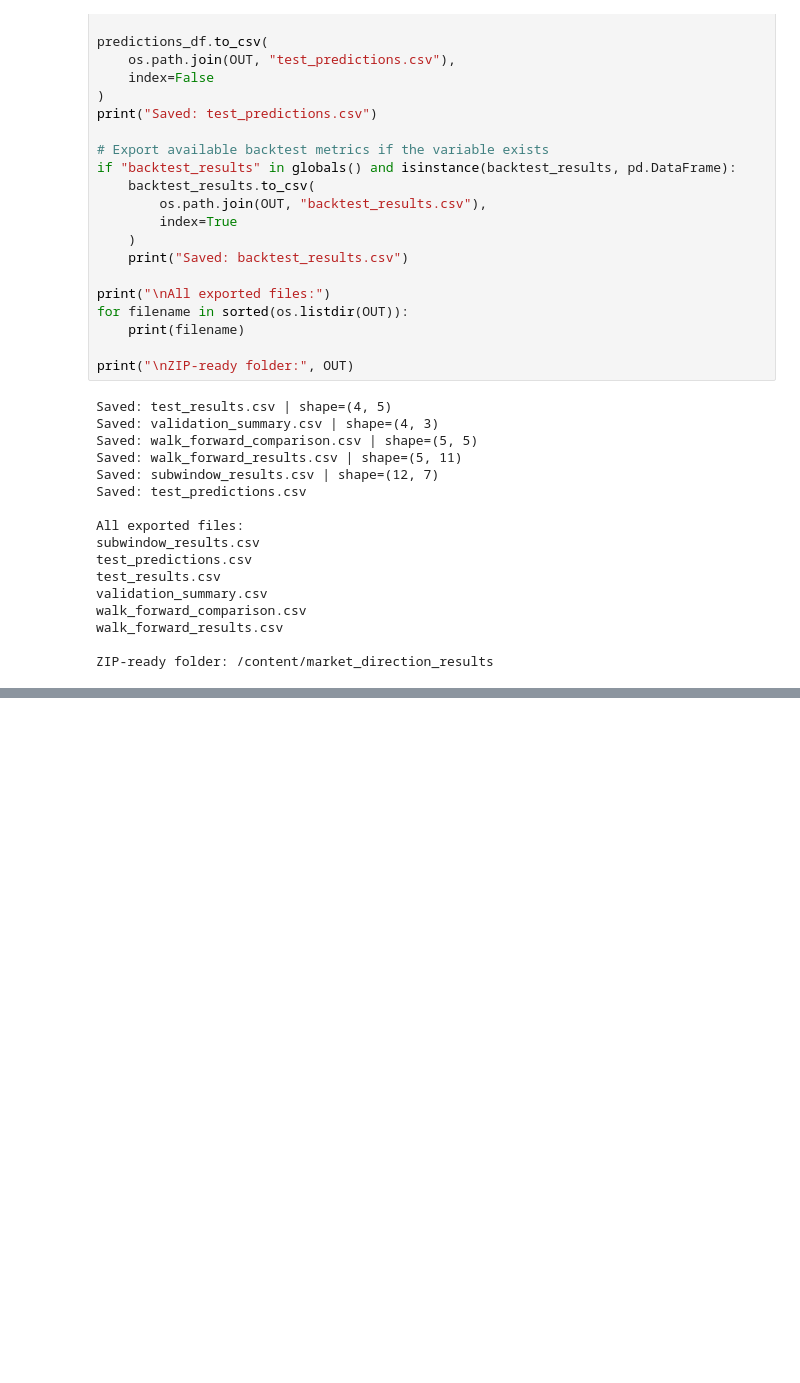
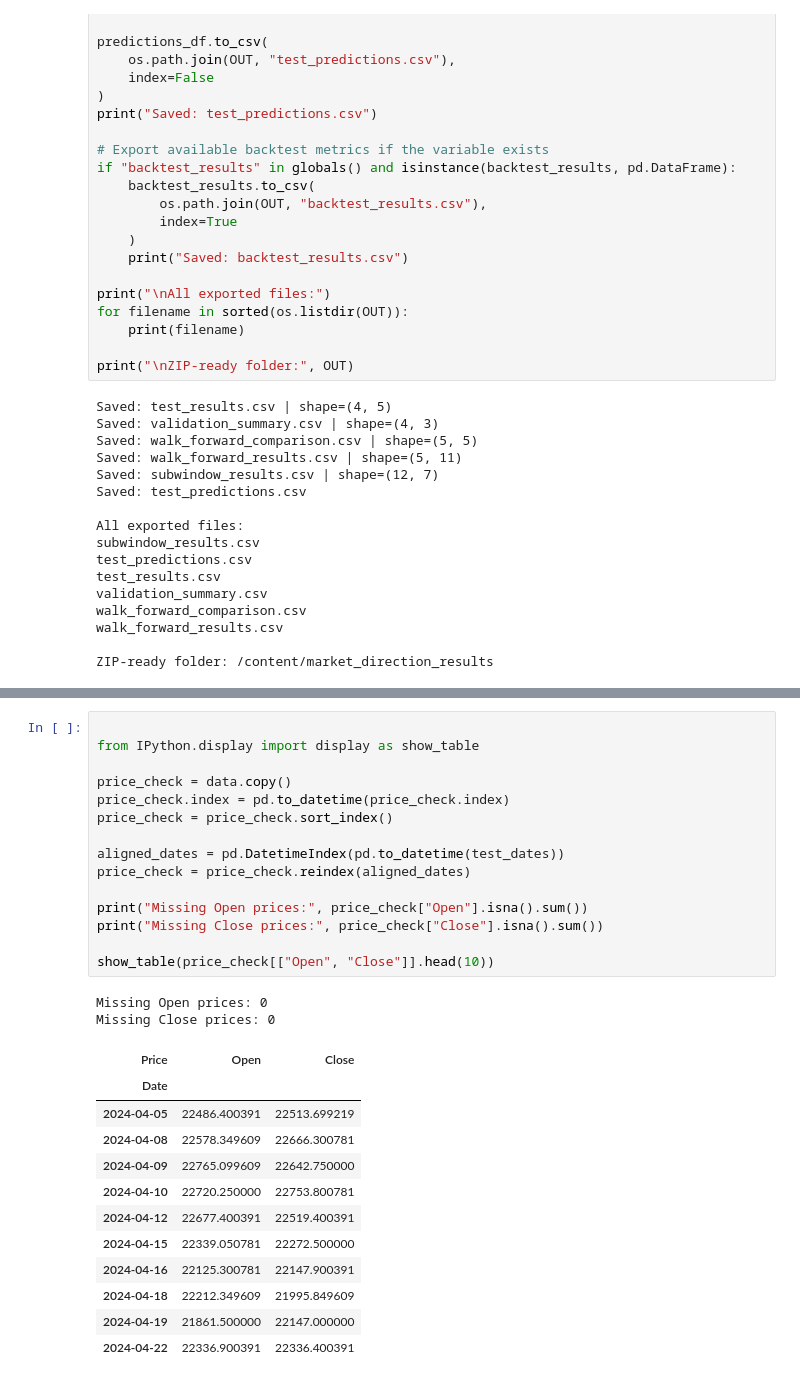
Before and after one commit to Julius-Scissor/Financial-Market-Direction-ML, a Jupyter notebook: notebooks/01_market_direction_analysis.ipynb, the cells around one changed output, grey strips where cells are left out. Drawn from its saved outputs; the diff is of its cells as text; blank space fills up the shorter version.

```diff
--- a/notebooks/01_market_direction_analysis.ipynb
+++ b/notebooks/01_market_direction_analysis.ipynb
@@ -4291,0 +4339,30 @@ ZIP created successfully: /content/market_direction_results.zip
+# %%
+
+from IPython.display import display as show_table
+
+price_check = data.copy()
+price_check.index = pd.to_datetime(price_check.index)
+price_check = price_check.sort_index()
+
+aligned_dates = pd.DatetimeIndex(pd.to_datetime(test_dates))
+price_check = price_check.reindex(aligned_dates)
+
+print("Missing Open prices:", price_check["Open"].isna().sum())
+print("Missing Close prices:", price_check["Close"].isna().sum())
+
+show_table(price_check[["Open", "Close"]].head(10))
+# %% [output]
+Missing Open prices: 0
+Missing Close prices: 0
+| Price | Open | Close |
+| Date |  |  |
+| 2024-04-05 | 22486.400391 | 22513.699219 |
+| 2024-04-08 | 22578.349609 | 22666.300781 |
+| 2024-04-09 | 22765.099609 | 22642.750000 |
+| 2024-04-10 | 22720.250000 | 22753.800781 |
+| 2024-04-12 | 22677.400391 | 22519.400391 |
+| 2024-04-15 | 22339.050781 | 22272.500000 |
+| 2024-04-16 | 22125.300781 | 22147.900391 |
+| 2024-04-18 | 22212.349609 | 21995.849609 |
+| 2024-04-19 | 21861.500000 | 22147.000000 |
+| 2024-04-22 | 22336.900391 | 22336.400391 |
```
Also changed, not shown: parts of 52 cells of this notebook.
